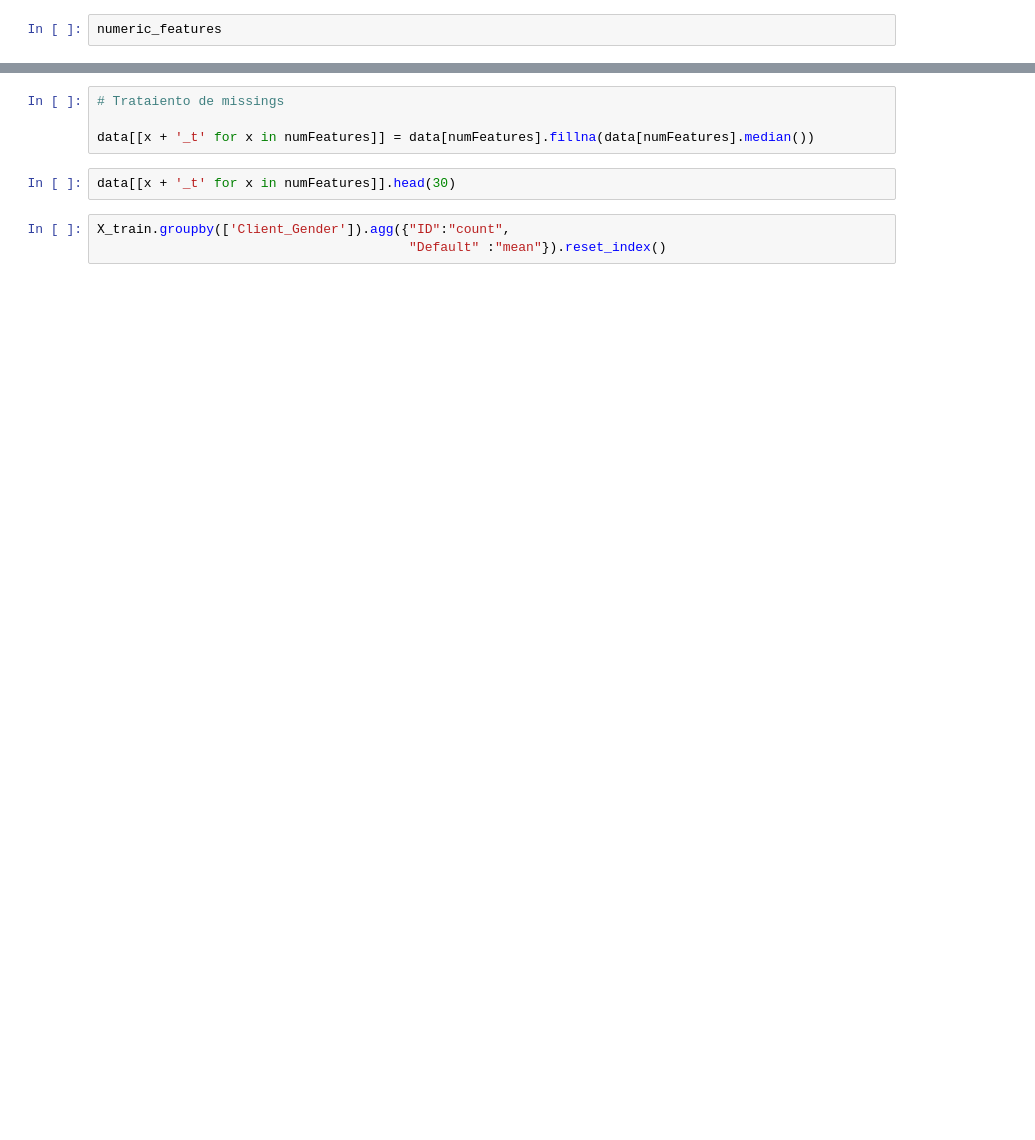
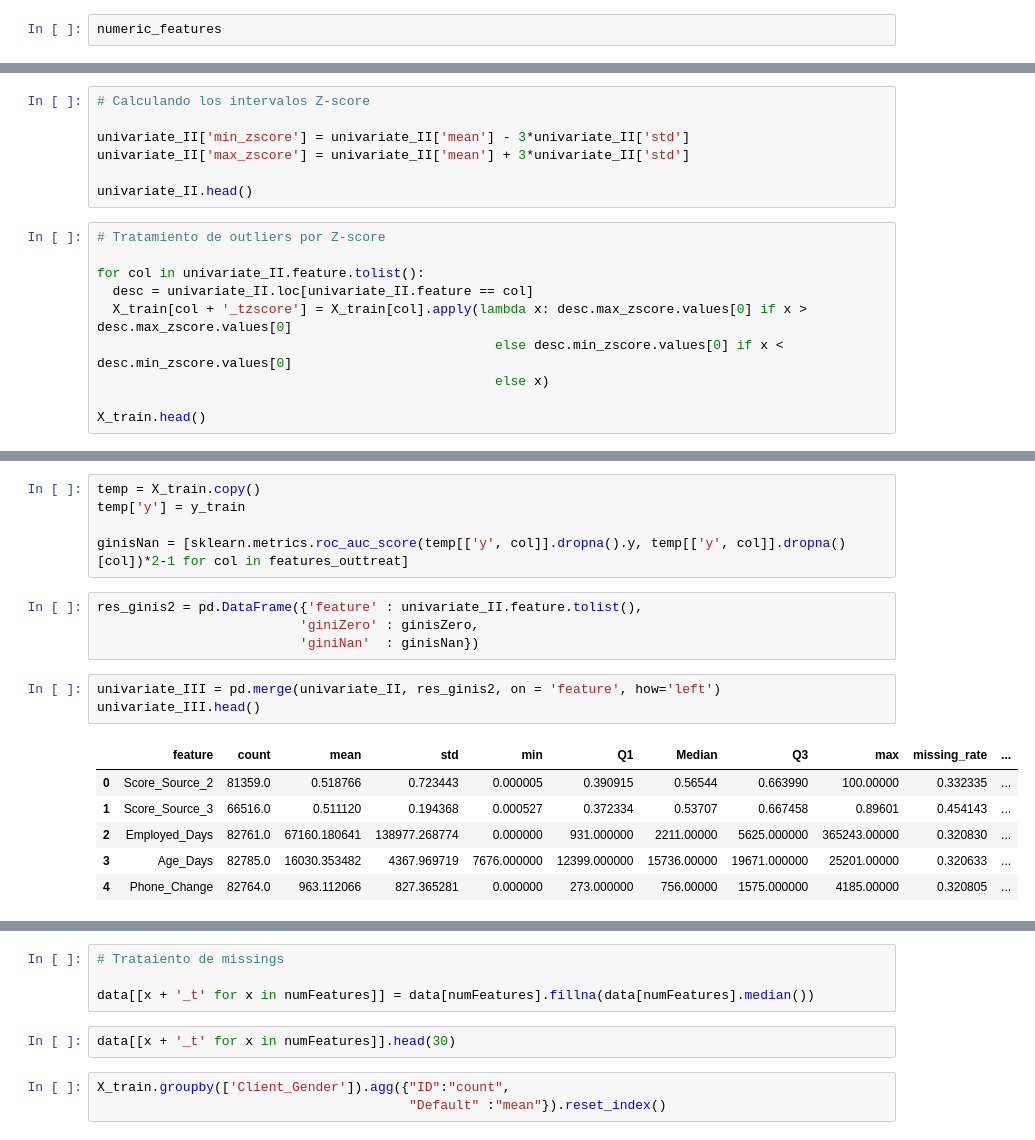
Before and after one commit to JCaballerot/Credit-Scoring, a Jupyter notebook: CreditScoring/Lab_Automobile_Loan_Default.ipynb, the cells around one changed output, grey strips where cells are left out. Drawn from its saved outputs; the diff is of its cells as text; blank space fills up the shorter version.

```diff
--- a/CreditScoring/Lab_Automobile_Loan_Default.ipynb
+++ b/CreditScoring/Lab_Automobile_Loan_Default.ipynb
@@ -342,0 +405,17 @@ data.describe().transpose()
+# %%
+# Calculando los intervalos Z-score
+
+univariate_II['min_zscore'] = univariate_II['mean'] - 3*univariate_II['std']
+univariate_II['max_zscore'] = univariate_II['mean'] + 3*univariate_II['std']
+
+univariate_II.head()
+# %%
+# Tratamiento de outliers por Z-score
+
+for col in univariate_II.feature.tolist():
+  desc = univariate_II.loc[univariate_II.feature == col]
+  X_train[col + '_tzscore'] = X_train[col].apply(lambda x: desc.max_zscore.values[0] if x > desc.max_zscore.values[0]
+                                                   else desc.min_zscore.values[0] if x < desc.min_zscore.values[0]
+                                                   else x)
+
+X_train.head()
@@ -342,0 +442,19 @@ data.describe().transpose()
+# %%
+temp = X_train.copy()
+temp['y'] = y_train
+
+ginisNan = [sklearn.metrics.roc_auc_score(temp[['y', col]].dropna().y, temp[['y', col]].dropna()[col])*2-1 for col in features_outtreat]
+# %%
+res_ginis2 = pd.DataFrame({'feature' : univariate_II.feature.tolist(),
+                          'giniZero' : ginisZero,
+                          'giniNan'  : ginisNan})
+# %%
+univariate_III = pd.merge(univariate_II, res_ginis2, on = 'feature', how='left')
+univariate_III.head()
+# %% [output]
+|  | feature | count | mean | std | min | Q1 | Median | Q3 | max | missing_rate | ... |
+| 0 | Score_Source_2 | 81359.0 | 0.518766 | 0.723443 | 0.000005 | 0.390915 | 0.56544 | 0.663990 | 100.00000 | 0.332335 | ... |
+| 1 | Score_Source_3 | 66516.0 | 0.511120 | 0.194368 | 0.000527 | 0.372334 | 0.53707 | 0.667458 | 0.89601 | 0.454143 | ... |
+| 2 | Employed_Days | 82761.0 | 67160.180641 | 138977.268774 | 0.000000 | 931.000000 | 2211.00000 | 5625.000000 | 365243.00000 | 0.320830 | ... |
+| 3 | Age_Days | 82785.0 | 16030.353482 | 4367.969719 | 7676.000000 | 12399.000000 | 15736.00000 | 19671.000000 | 25201.00000 | 0.320633 | ... |
+| 4 | Phone_Change | 82764.0 | 963.112066 | 827.365281 | 0.000000 | 273.000000 | 756.00000 | 1575.000000 | 4185.00000 | 0.320805 | ... |
```
Also changed, not shown: parts of 45 cells of this notebook.
